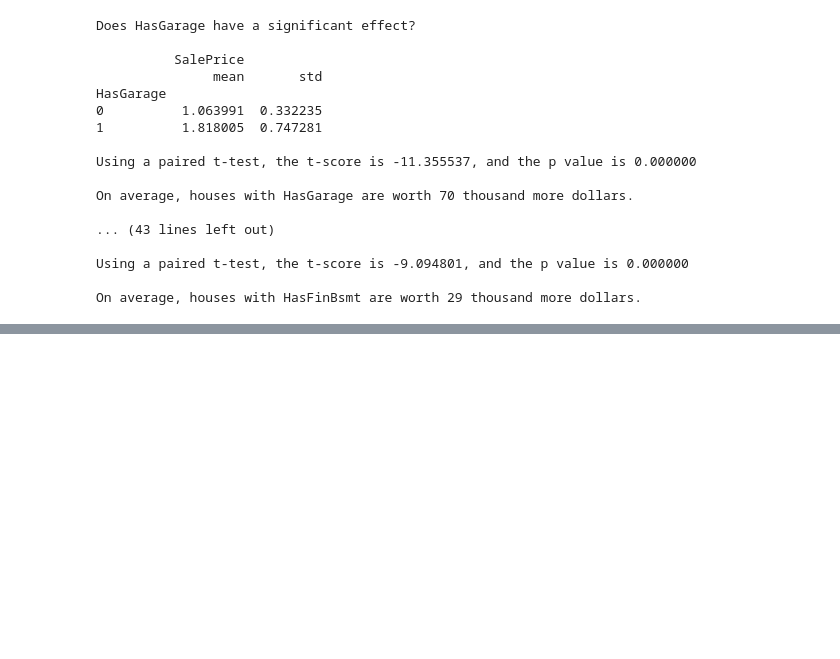
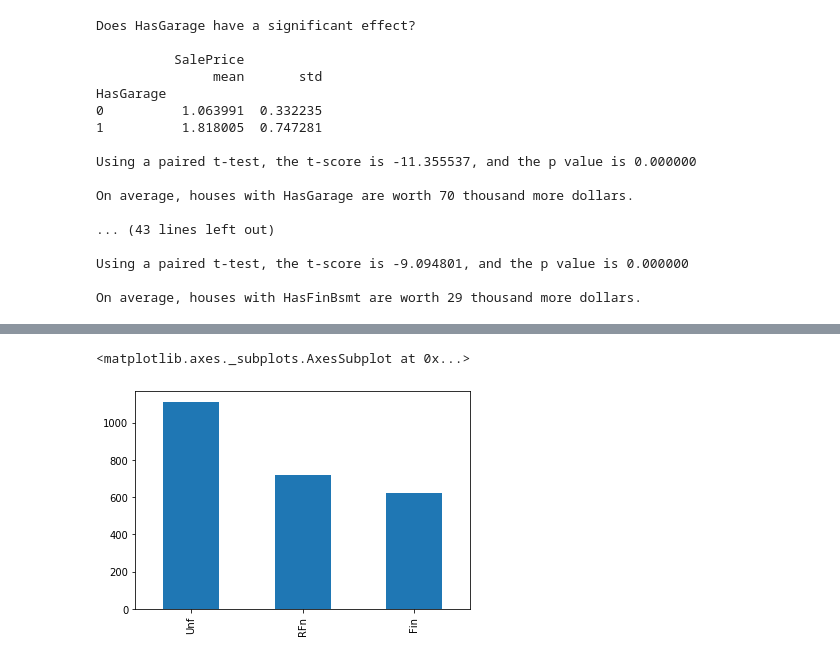
Before and after one commit to brandoncryu/ames_ml_project, a Jupyter notebook: EDA_Stephen.ipynb, the cells around one changed output, grey strips where cells are left out. Saved outputs shown, nothing was run; the diff lists cells and outputs as text; code cells hidden in the pictures; blank space fills up the shorter version.

```diff
--- a/EDA_Stephen.ipynb
+++ b/EDA_Stephen.ipynb
@@ -143,0 +149,5 @@ diff_
+# %%
+housing_garages.GarageFinish.value_counts().plot(kind='bar')
+# %% [output]
+<matplotlib.axes._subplots.AxesSubplot at 0x...>
+[figure, added]
```
Also changed, not shown: parts of 13 cells of this notebook.
